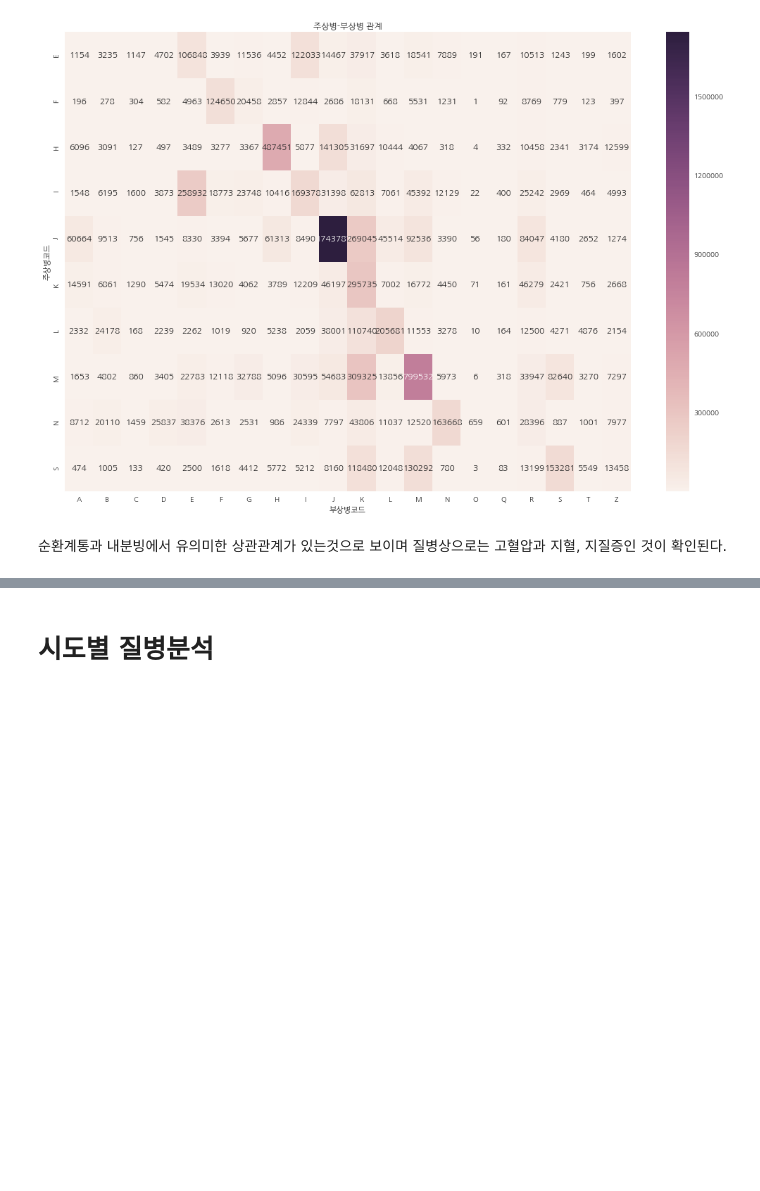
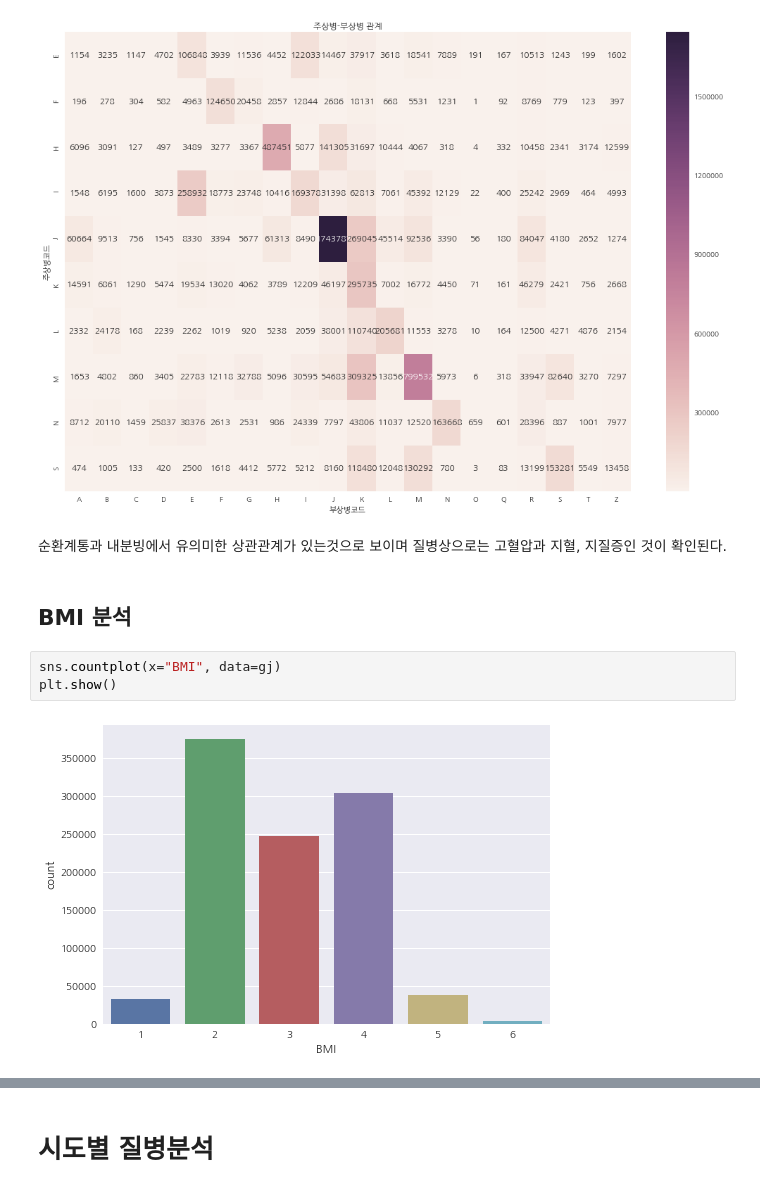
Before and after one commit to yolo0220/National_Health_Insurance_Sharing_Service_Project, a Jupyter notebook: Exploratory_Data_Analysis.ipynb, the cells around one changed output, grey strips where cells are left out. Cells and saved outputs as stored; diff of their text form; blank space fills up the shorter version.

```diff
--- a/Exploratory_Data_Analysis.ipynb
+++ b/Exploratory_Data_Analysis.ipynb
@@ -465,3 +465,10 @@ plt.show()
 [figure]
 # %% [markdown]
 순환계통과 내분빙에서 유의미한 상관관계가 있는것으로 보이며 질병상으로는 고혈압과 지혈, 지질증인 것이 확인된다.
+# %% [markdown]
+## BMI  분석
+# %%
+sns.countplot(x="BMI", data=gj)
+plt.show()
+# %% [output]
+[figure, added]
```
Also changed, not shown: parts of 19 cells of this notebook.
